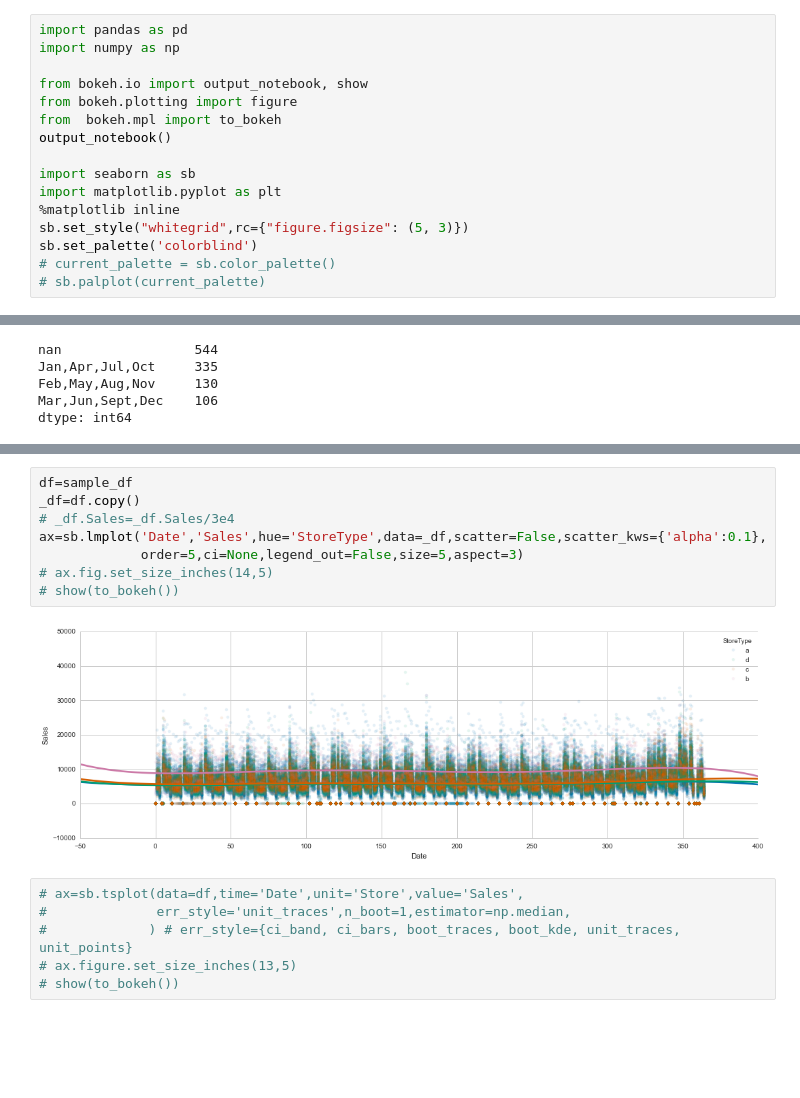
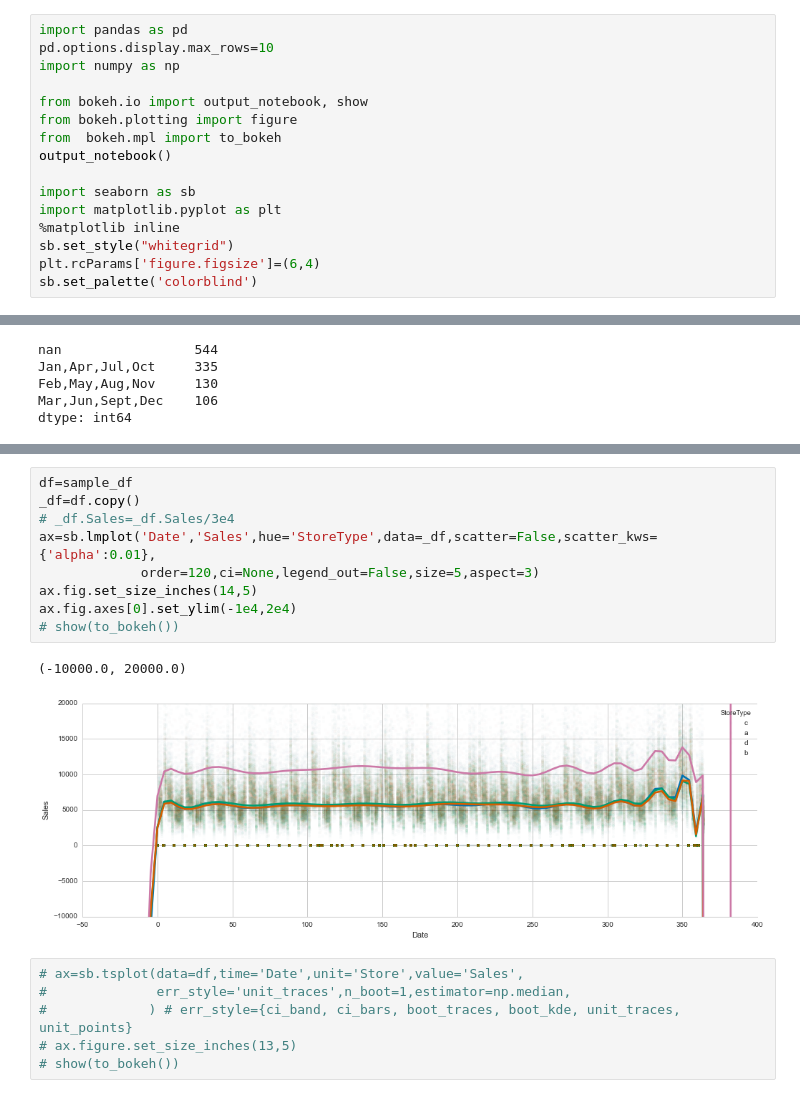
Before and after one commit to superChing/Kaggle-Rossmann-Store, a Jupyter notebook: time series plot.ipynb, the cells around one changed output, grey strips where cells are left out. Cells and saved outputs as stored; diff of their text form; blank space fills up the shorter version.

```diff
--- a/time series plot.ipynb
+++ b/time series plot.ipynb
@@ -16,5 +19,6 @@
 # %%
 import pandas as pd
+pd.options.display.max_rows=10
 import numpy as np
 
 from bokeh.io import output_notebook, show
@@ -25,10 +29,9 @@ output_notebook()
 import seaborn as sb
 import matplotlib.pyplot as plt
 %matplotlib inline
-sb.set_style("whitegrid",rc={"figure.figsize": (5, 3)})
+sb.set_style("whitegrid")
+plt.rcParams['figure.figsize']=(6,4)
 sb.set_palette('colorblind')
-# current_palette = sb.color_palette()
-# sb.palplot(current_palette)
 # %% [output]
 [interactive output not drawn]
 # %%
@@ -224,13 +261,15 @@ show(to_bokeh())
 # %%
 df=sample_df
 _df=df.copy()
 # _df.Sales=_df.Sales/3e4
-ax=sb.lmplot('Date','Sales',hue='StoreType',data=_df,scatter=False,scatter_kws={'alpha':0.1},
-             order=5,ci=None,legend_out=False,size=5,aspect=3)
-# ax.fig.set_size_inches(14,5)
+ax=sb.lmplot('Date','Sales',hue='StoreType',data=_df,scatter=False,scatter_kws={'alpha':0.01},
+             order=120,ci=None,legend_out=False,size=5,aspect=3)
+ax.fig.set_size_inches(14,5)
+ax.fig.axes[0].set_ylim(-1e4,2e4)
 # show(to_bokeh())
 # %% [output]
+(-10000.0, 20000.0)
-[figure, old version]
+[figure, new version]
 # %%
 # ax=sb.tsplot(data=df,time='Date',unit='Store',value='Sales',
 #              err_style='unit_traces',n_boot=1,estimator=np.median,
```
Also changed, not shown: parts of 7 cells of this notebook, 2 other files.
